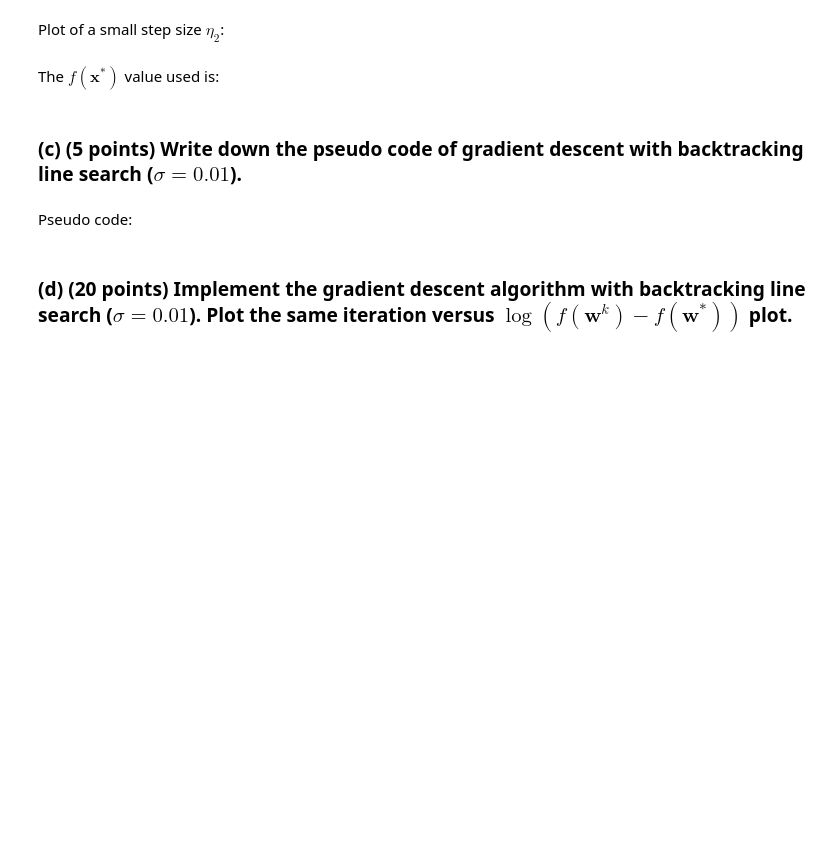
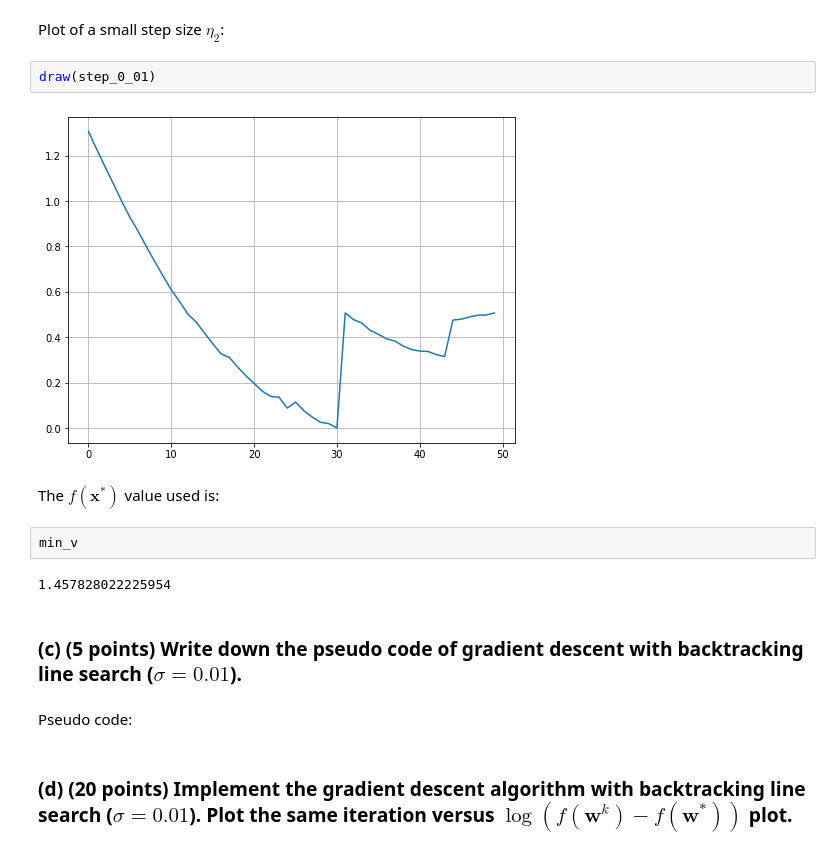
Before and after one commit to shanw25/STOR566, a Jupyter notebook: stor566_HW1.ipynb, the cells around one changed output. Saved outputs shown, nothing was run; the diff lists cells and outputs as text; blank space fills up the shorter version.

```diff
--- a/stor566_HW1.ipynb
+++ b/stor566_HW1.ipynb
@@ -56,7 +214,15 @@ Plot of a small step size $\eta_1$:
 # %% [markdown]
 Plot of a small step size $\eta_2$:
+# %%
+draw(step_0_01)
+# %% [output]
+[figure, added]
 # %% [markdown]
 The $f(\mathbf{x}^*)$ value used is:
+# %%
+min_v
+# %% [output]
+1.457828022225954
 # %% [markdown]
 ### (c) (5 points) Write down the pseudo code of gradient descent with backtracking line search ($\sigma=0.01$).
 # %% [markdown]
```
Also changed, not shown: parts of 17 cells of this notebook, 1 other file.
